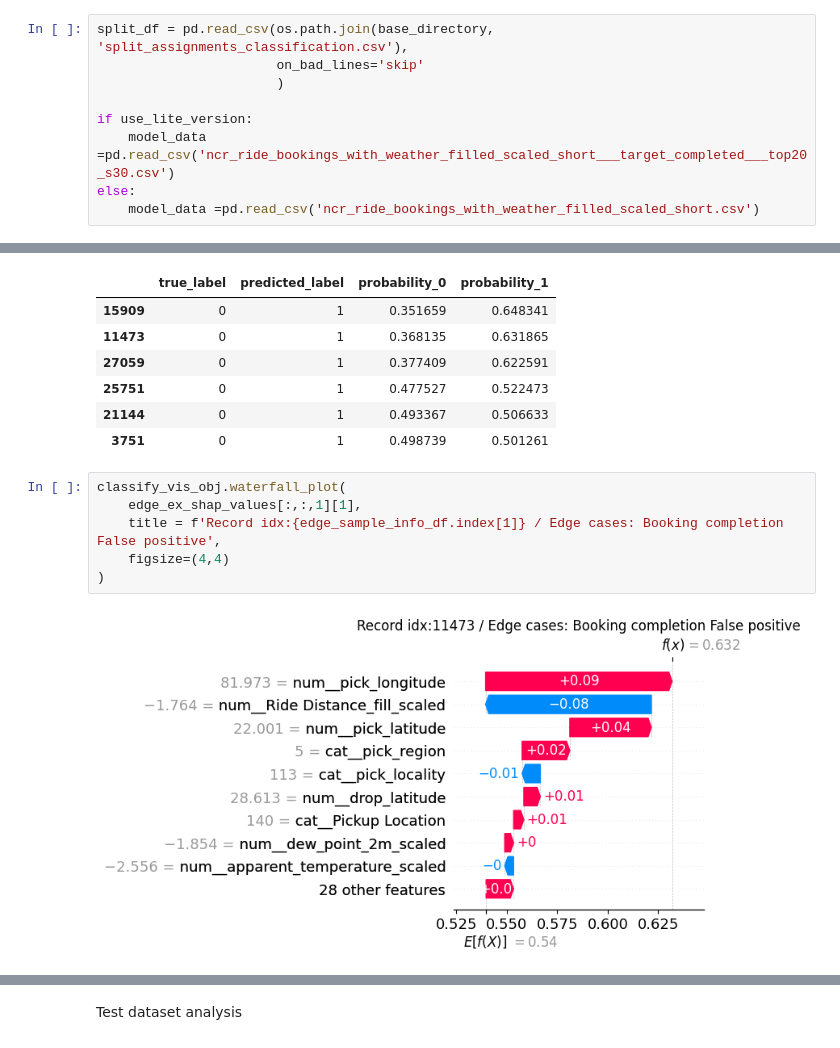
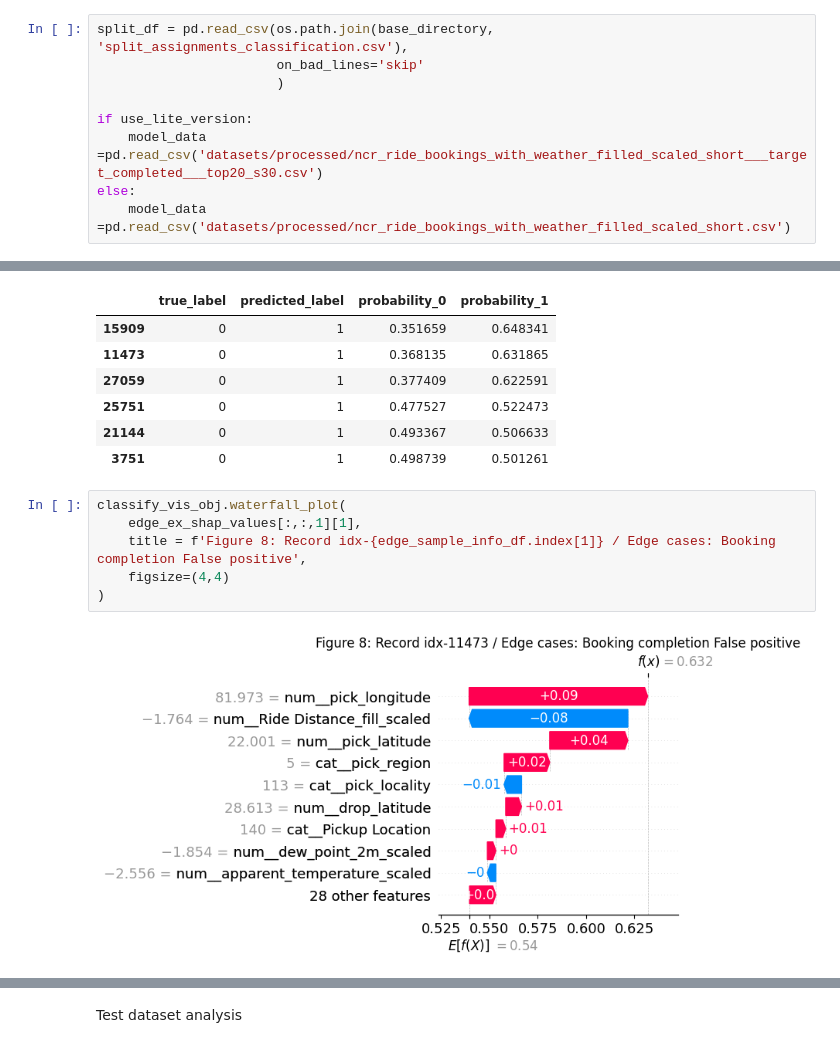
Before and after one commit to NDuan-510/MADS-MS2-Uber-Analysis, a Jupyter notebook: 4.4. Supervised Model evaluation & Failure analysis (booking completion) (fulldata).ipynb, the cells around one changed output, grey strips where cells are left out. Drawn from its saved outputs; the diff is of its cells as text.

```diff
--- a/4.4. Supervised Model evaluation & Failure analysis (booking completion) (fulldata).ipynb
+++ b/4.4. Supervised Model evaluation & Failure analysis (booking completion) (fulldata).ipynb
@@ -63,9 +63,9 @@ split_df = pd.read_csv(os.path.join(base_directory, 'split_assignments_classific
                        )
 
 if use_lite_version:
-    model_data =pd.read_csv('ncr_ride_bookings_with_weather_filled_scaled_short___target_completed___top20_s30.csv')
+    model_data =pd.read_csv('datasets/processed/ncr_ride_bookings_with_weather_filled_scaled_short___target_completed___top20_s30.csv')
 else:
-    model_data =pd.read_csv('ncr_ride_bookings_with_weather_filled_scaled_short.csv')
+    model_data =pd.read_csv('datasets/processed/ncr_ride_bookings_with_weather_filled_scaled_short.csv')
 # %%
 feature_cols = [re.sub(r'^num__', '', name) for name in model[0].get_feature_names_out()]
 feature_cols = [re.sub(r'cat__', '', name) for name in feature_cols]
@@ -453,11 +453,11 @@ edge_sample_info_df
 # %%
 classify_vis_obj.waterfall_plot(
     edge_ex_shap_values[:,:,1][1],
-    title = f'Record idx:{edge_sample_info_df.index[1]} / Edge cases: Booking completion False positive',
+    title = f'Figure 8: Record idx-{edge_sample_info_df.index[1]} / Edge cases: Booking completion False positive',
     figsize=(4,4)
 )
 # %% [output]
-[figure, old version]
+[figure, new version]
 # %%
 classify_vis_obj.beeswarm_plot(
     edge_shap_values[:,:,1],
```
Also changed, not shown: parts of 4 cells of this notebook, 7 other files.
